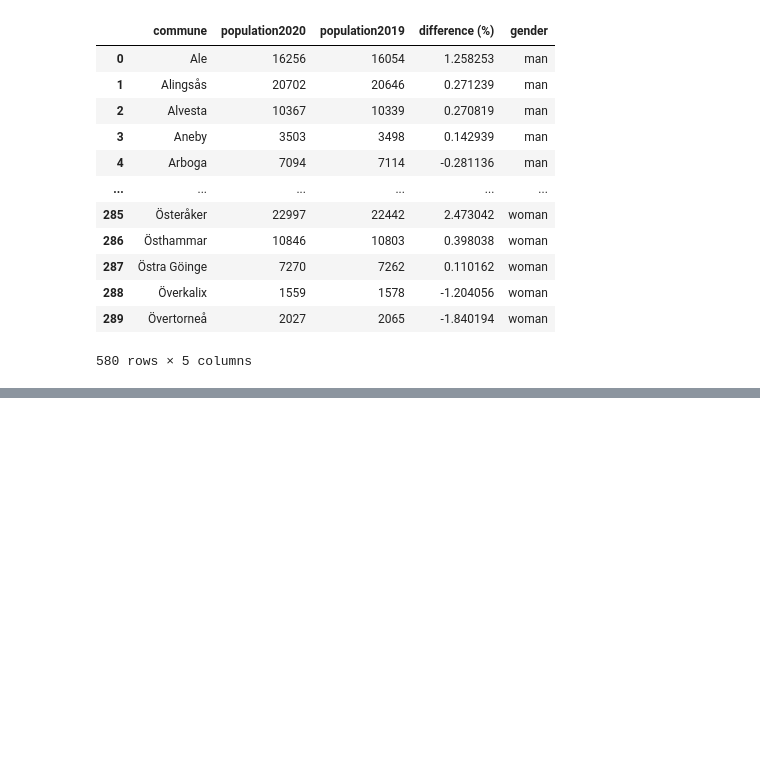
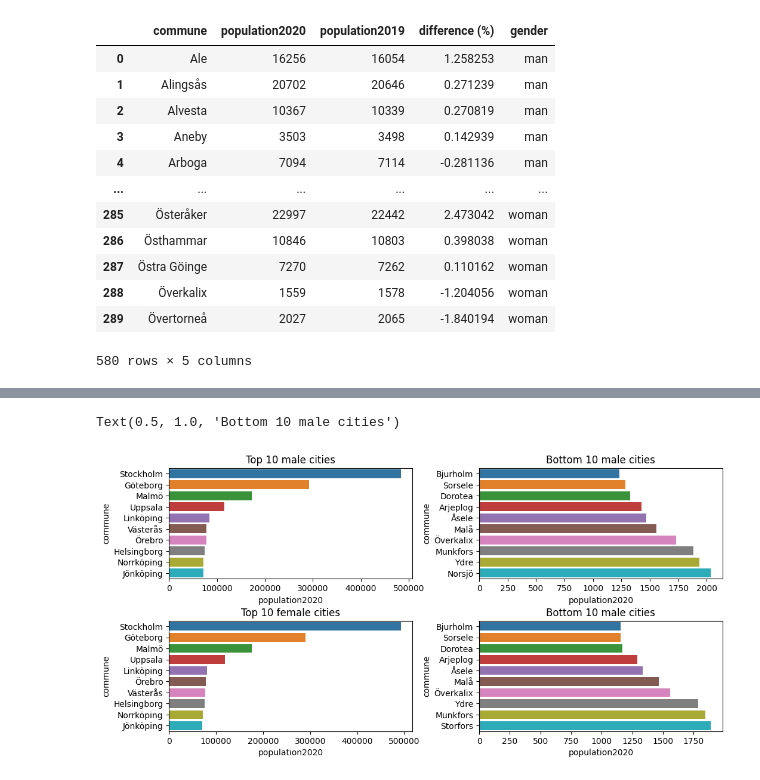
Before and after one commit to jwiegert/databehandling-joachim-wiegert, a Jupyter notebook: exercises/ex00_pandasbasics.ipynb, the cells around one changed output, grey strips where cells are left out. Saved outputs shown, nothing was run; the diff lists cells and outputs as text; code cells hidden in the pictures; blank space fills up the shorter version.

```diff
--- a/exercises/ex00_pandasbasics.ipynb
+++ b/exercises/ex00_pandasbasics.ipynb
@@ -282 +280,45 @@ df_cities_totalmerge.sort_values(by="total pop 2020", ascending=False)
 580 rows × 8 columns
+# %%
+# Plot plots
+import matplotlib.pyplot as plt
+import seaborn as sns
+
+# bar plot of gendered populations, 10 largest cities and 10 smallest cities
+
+# Extract all male statistics
+# Order these on male populations
+# take 10 largest
+# only extract commune and population2020
+top10_malecities = df_cities_totalmerge.loc[
+    df_cities_totalmerge["gender"] == "man"
+    ].sort_values(by="population2020", ascending=False).head(10)[
+    ["commune","population2020"]]
+
+# Same but for bottom 10
+bot10_malecities = df_cities_totalmerge.loc[
+    df_cities_totalmerge["gender"] == "man"
+    ].sort_values(by="population2020").head(10)[
+    ["commune","population2020"]]
+
+# Extract all female populations, same as above
+top10_femalecities = df_cities_totalmerge.loc[
+    df_cities_totalmerge["gender"] == "woman"
+    ].sort_values(by="population2020", ascending=False).head(10)[
+    ["commune","population2020"]]
+
+# Same but for bottom 10
+bot10_femalecities = df_cities_totalmerge.loc[
+    df_cities_totalmerge["gender"] == "woman"
+    ].sort_values(by="population2020").head(10)[
+    ["commune","population2020"]]
+
+# Plot somehow (had to put axes in a tuple, didn't want to plot two rows)
+fig, ((ax1, ax2), (ax3, ax4)) = plt.subplots(2,2, dpi=100, figsize=(10,5))
+fig.tight_layout(h_pad=3, w_pad=5)
+sns.barplot(data=top10_malecities, x="population2020", y="commune", ax=ax1).set_title("Top 10 male cities")
+sns.barplot(data=bot10_malecities, x="population2020", y="commune", ax=ax2).set_title("Bottom 10 male cities")
+sns.barplot(data=top10_femalecities, x="population2020", y="commune", ax=ax3).set_title("Top 10 female cities")
+sns.barplot(data=bot10_femalecities, x="population2020", y="commune", ax=ax4).set_title("Bottom 10 male cities")
+# %% [output]
+Text(0.5, 1.0, 'Bottom 10 male cities')
+[figure, added]
```
Also changed, not shown: parts of 4 cells of this notebook.
